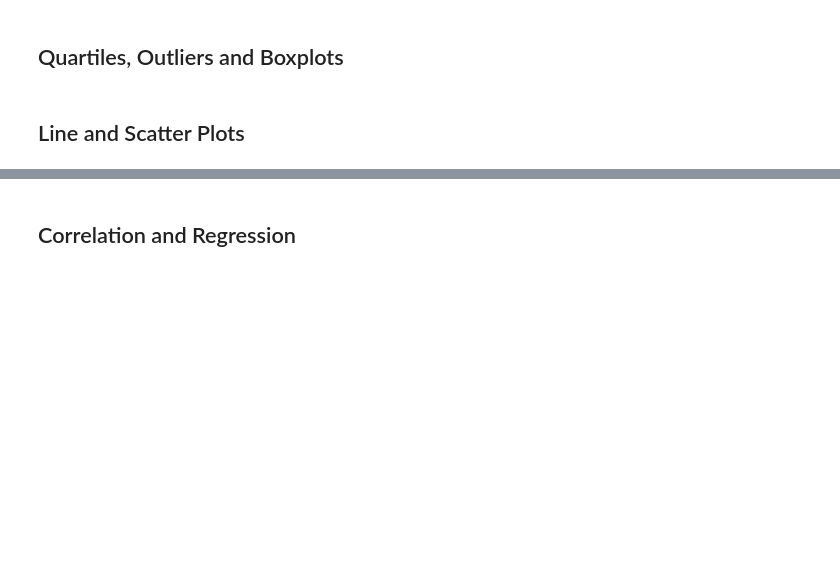
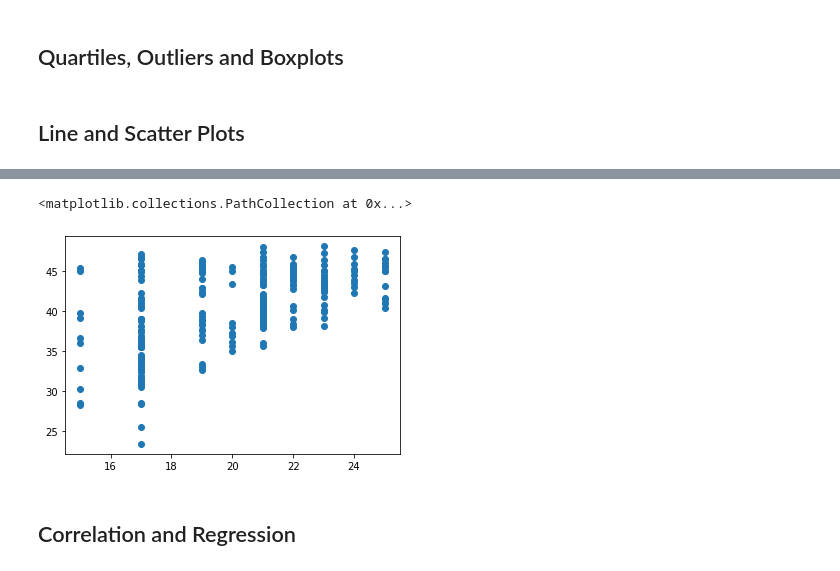
Before and after one commit to shaff183/Matplotlib-challenge, a Jupyter notebook: Pymaceuticals/main.ipynb, the cells around one changed output, grey strips where cells are left out. Cells and saved outputs as stored; diff of their text form; code cells hidden in the pictures; blank space fills up the shorter version.

```diff
--- a/Pymaceuticals/main.ipynb
+++ b/Pymaceuticals/main.ipynb
@@ -223,5 +228,10 @@ plt.show()
 # %%
 # Generate a scatter plot of average tumor volume vs. mouse weight for the Capomulin regimen
+
+plt.scatter(drug_capomulin['Weight (g)'], drug_capomulin['Tumor Volume (mm3)'])
+# %% [output]
+<matplotlib.collections.PathCollection at 0x...>
+[figure, added]
 # %% [markdown]
 ## Correlation and Regression
 # %%
```
Also changed, not shown: parts of 3 cells of this notebook.
